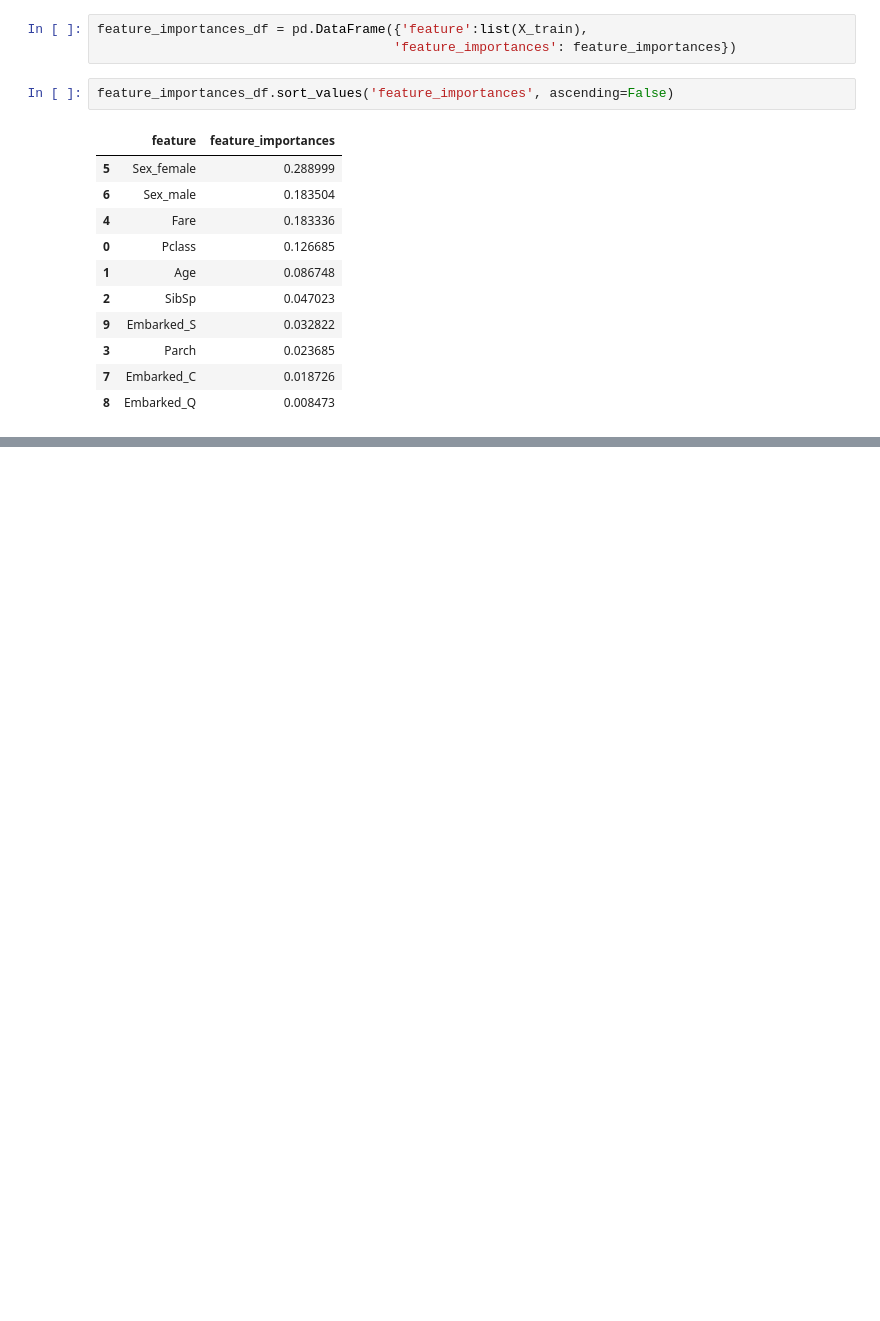
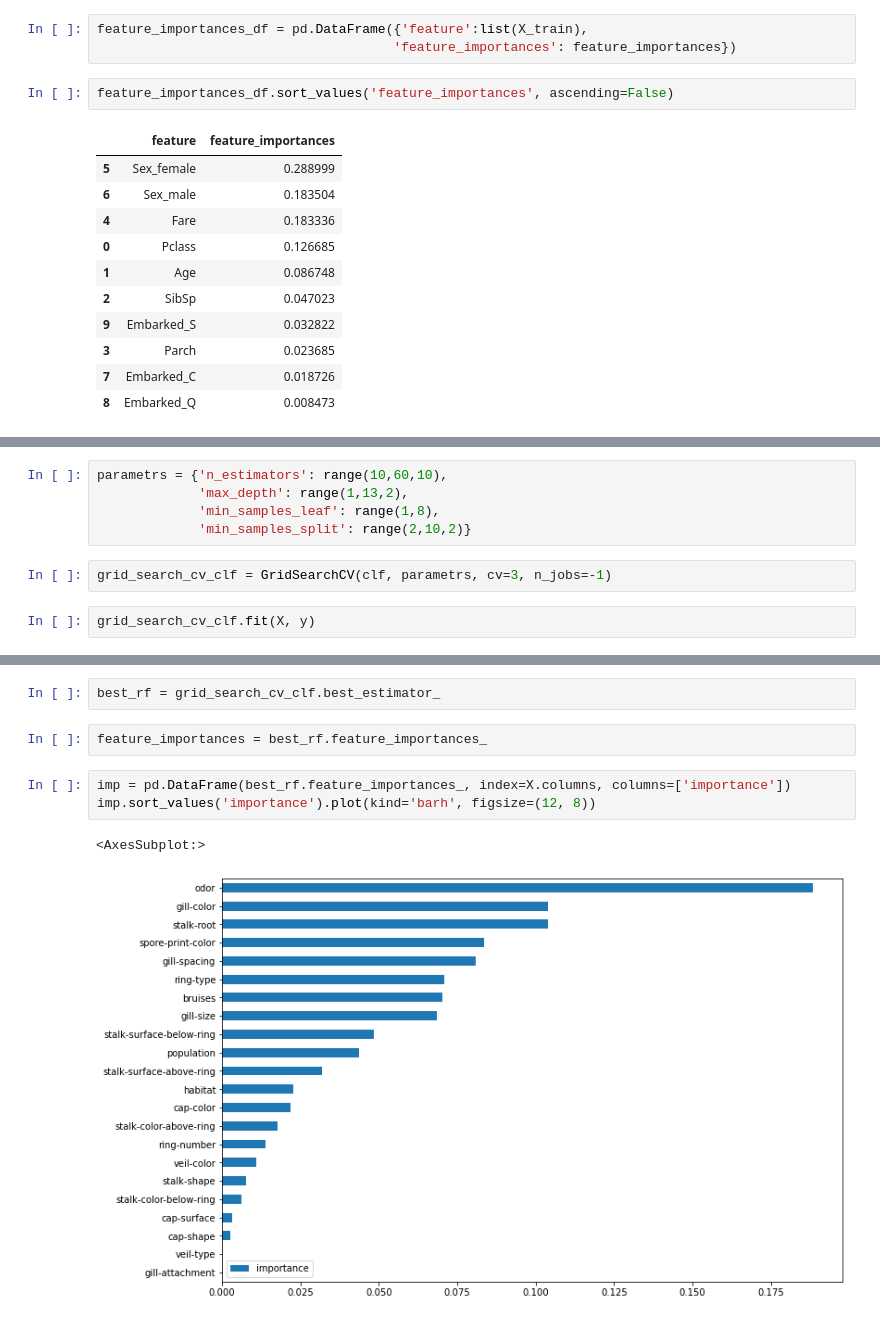
Before and after one commit to Accolyte42/Carpov_ML, a Jupyter notebook: Random Forest, Neuron nets.ipynb, the cells around one changed output, grey strips where cells are left out. Cells and saved outputs as stored; diff of their text form; blank space fills up the shorter version.

```diff
--- a/Random Forest, Neuron nets.ipynb
+++ b/Random Forest, Neuron nets.ipynb
@@ -146,0 +192,9 @@ imp.sort_values('importance').plot(kind='barh', figsize=(12, 8))
+# %%
+parametrs = {'n_estimators': range(10,60,10),
+             'max_depth': range(1,13,2),
+             'min_samples_leaf': range(1,8),
+             'min_samples_split': range(2,10,2)}
+# %%
+grid_search_cv_clf = GridSearchCV(clf, parametrs, cv=3, n_jobs=-1)
+# %%
+grid_search_cv_clf.fit(X, y)
@@ -146,0 +214,10 @@ imp.sort_values('importance').plot(kind='barh', figsize=(12, 8))
+# %%
+best_rf = grid_search_cv_clf.best_estimator_
+# %%
+feature_importances = best_rf.feature_importances_
+# %%
+imp = pd.DataFrame(best_rf.feature_importances_, index=X.columns, columns=['importance'])
+imp.sort_values('importance').plot(kind='barh', figsize=(12, 8))
+# %% [output]
+<AxesSubplot:>
+[figure, added]
```
Also changed, not shown: parts of 50 cells of this notebook, 3 other files.
